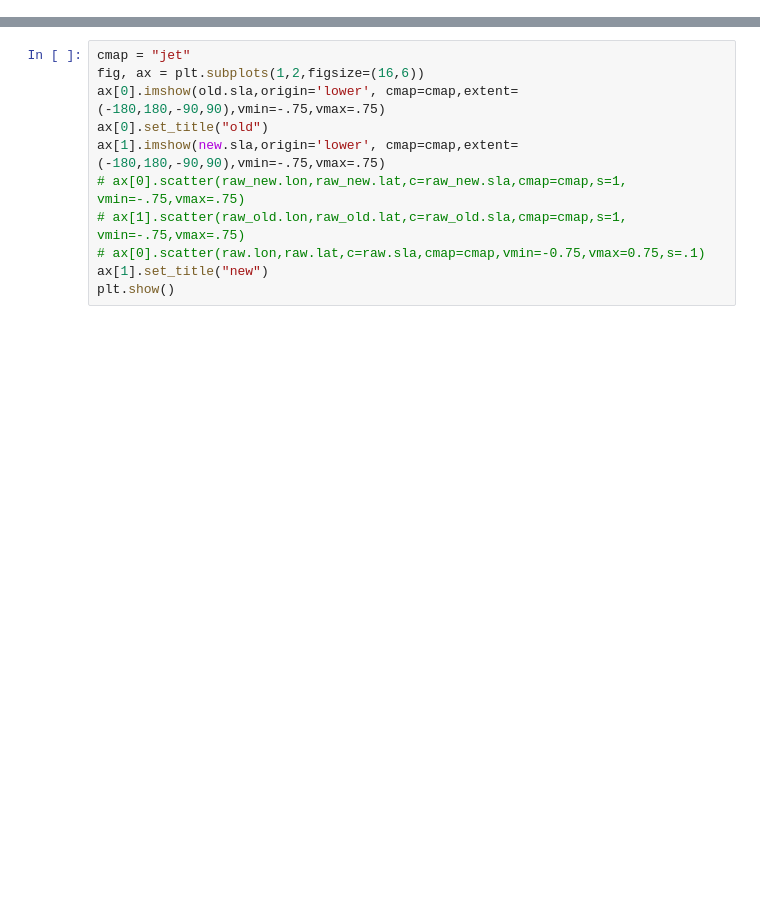
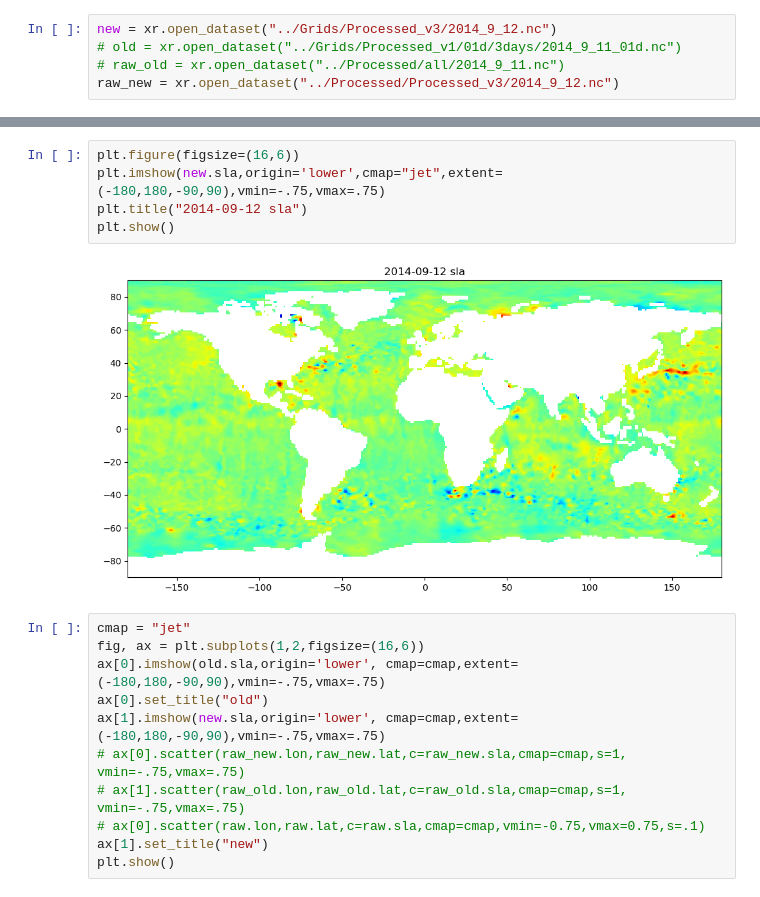
Before and after one commit to CasperTBangHansen/AltimeterGridding, a Jupyter notebook: src/sammenligning.ipynb, the cells around one changed output, grey strips where cells are left out. Cells and saved outputs as stored; diff of their text form; blank space fills up the shorter version.

```diff
--- a/src/sammenligning.ipynb
+++ b/src/sammenligning.ipynb
@@ -24,0 +4,5 @@ for gridfile,rawfile in zip(Path("../Grids/Processed_v3").glob("*.nc"), Path("..
+# %%
+new = xr.open_dataset("../Grids/Processed_v3/2014_9_12.nc")
+# old = xr.open_dataset("../Grids/Processed_v1/01d/3days/2014_9_11_01d.nc")
+# raw_old = xr.open_dataset("../Processed/all/2014_9_11.nc")
+raw_new = xr.open_dataset("../Processed/Processed_v3/2014_9_12.nc")
@@ -25,3 +25,10 @@ for gridfile,rawfile in zip(Path("../Grids/Processed_v3").glob("*.nc"), Path("..
+# %%
+plt.figure(figsize=(16,6))
+plt.imshow(new.sla,origin='lower',cmap="jet",extent=(-180,180,-90,90),vmin=-.75,vmax=.75)
+plt.title("2014-09-12 sla")
+plt.show()
+# %% [output]
+[figure, added]
 # %%
 cmap = "jet"
 fig, ax = plt.subplots(1,2,figsize=(16,6))
```
Also changed, not shown: parts of 3 cells of this notebook, 1 other file.
